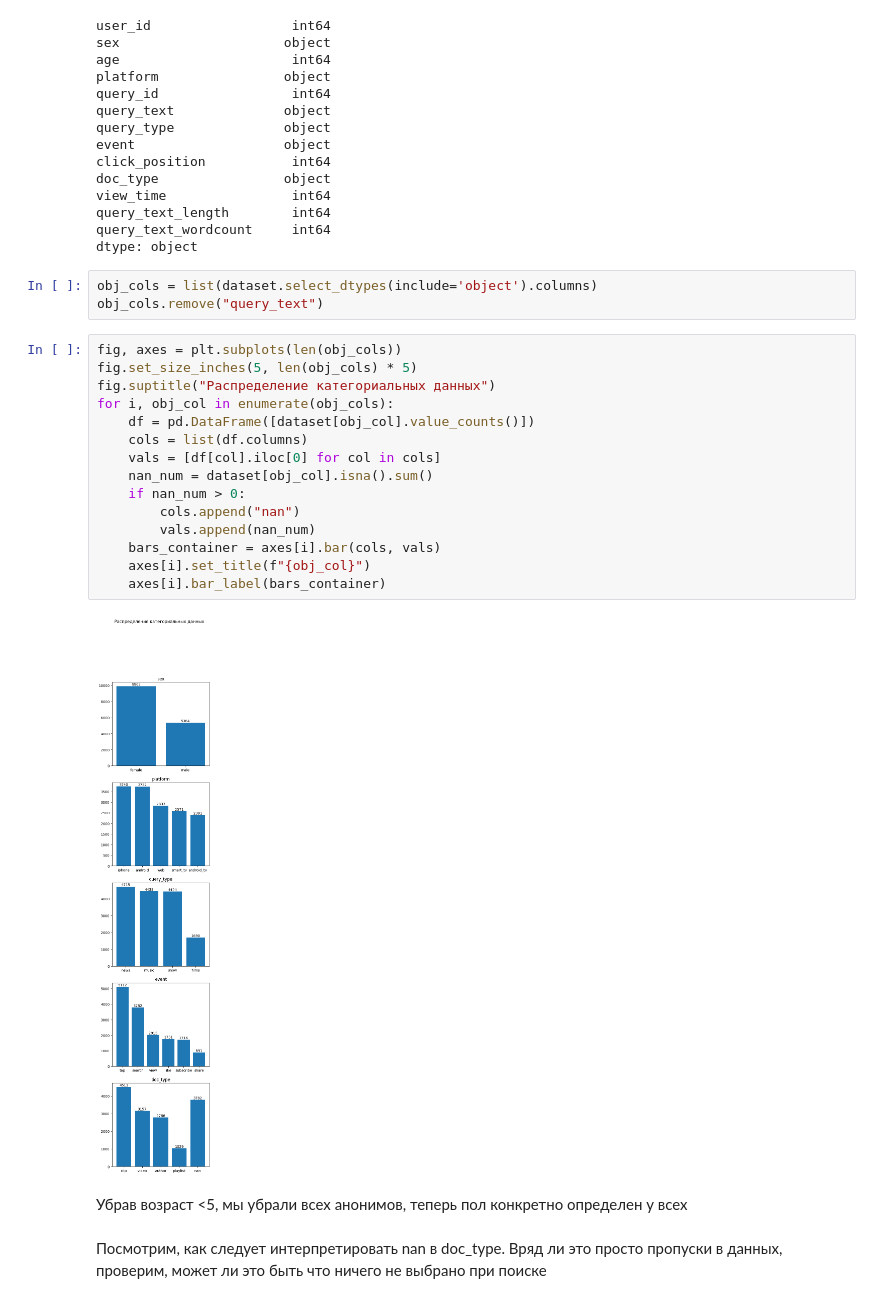
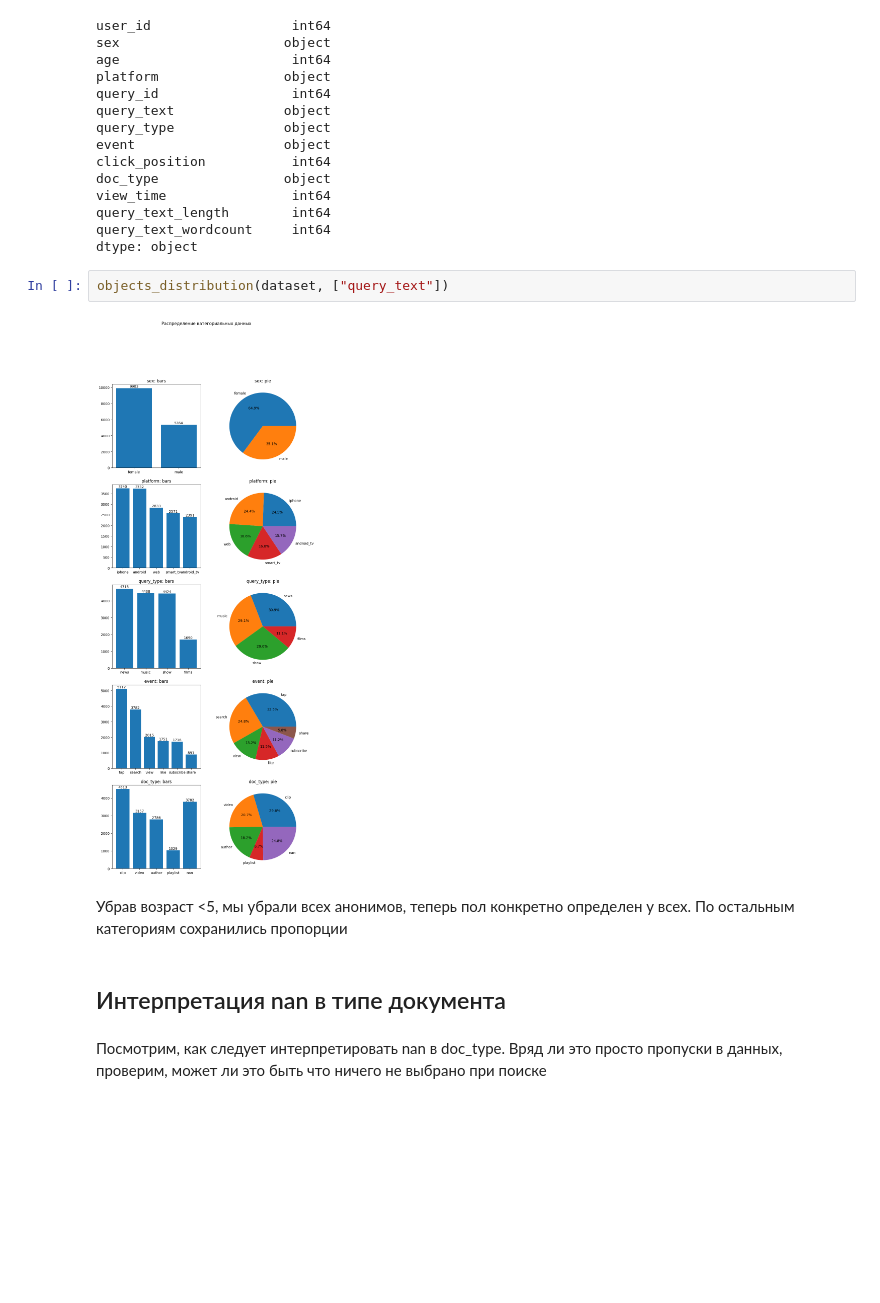
Before and after one commit to jian-shi1/vk-product-analyst-intern-test-task, a Jupyter notebook: task3_vitalii_antipovich.ipynb, the cells around one changed output. Saved outputs shown, nothing was run; the diff lists cells and outputs as text; blank space fills up the shorter version.

```diff
--- a/task3_vitalii_antipovich.ipynb
+++ b/task3_vitalii_antipovich.ipynb
@@ -82,28 +118,14 @@ view_time                int64
 query_text_length        int64
 query_text_wordcount     int64
 dtype: object
-# %%
-obj_cols = list(dataset.select_dtypes(include='object').columns)
-obj_cols.remove("query_text")
-# %%
-fig, axes = plt.subplots(len(obj_cols))
-fig.set_size_inches(5, len(obj_cols) * 5)
-fig.suptitle("Распределение категориальных данных")
-for i, obj_col in enumerate(obj_cols):
-    df = pd.DataFrame([dataset[obj_col].value_counts()])
-    cols = list(df.columns)
-    vals = [df[col].iloc[0] for col in cols]
-    nan_num = dataset[obj_col].isna().sum()
-    if nan_num > 0:
-        cols.append("nan")
-        vals.append(nan_num)
-    bars_container = axes[i].bar(cols, vals)
-    axes[i].set_title(f"{obj_col}")
-    axes[i].bar_label(bars_container)
-# %% [output]
-[figure, removed]
+# %%
+objects_distribution(dataset, ["query_text"])
+# %% [output]
+[figure, added]
 # %% [markdown]
-Убрав возраст <5, мы убрали всех анонимов, теперь пол конкретно определен у всех
+Убрав возраст <5, мы убрали всех анонимов, теперь пол конкретно определен у всех. По остальным категориям сохранились пропорции
+# %% [markdown]
+## Интерпретация nan в типе документа
 # %% [markdown]
 Посмотрим, как следует интерпретировать nan в doc_type. Вряд ли это просто пропуски в данных, проверим, может ли это быть что ничего не выбрано при поиске
 # %% [markdown]
```
Also changed, not shown: parts of 102 cells of this notebook, 1 other file.
